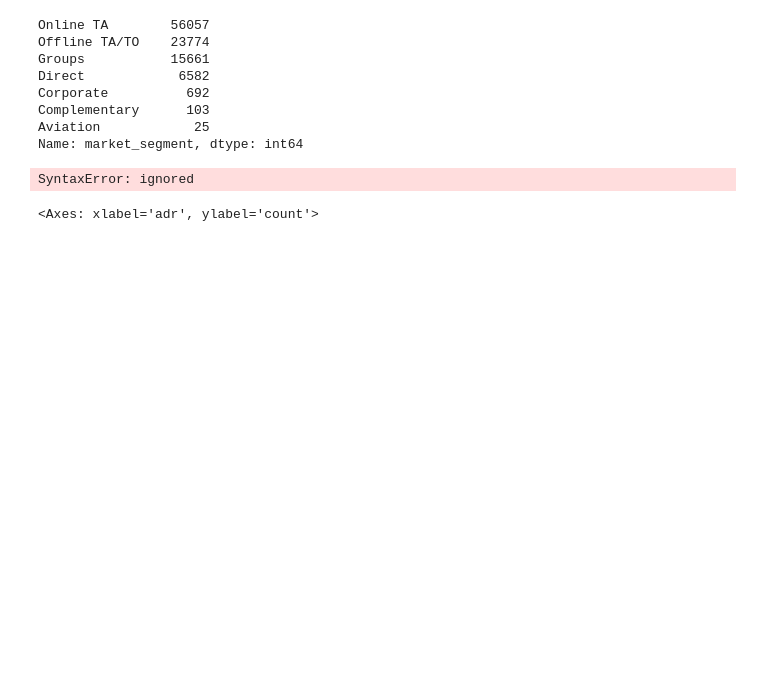
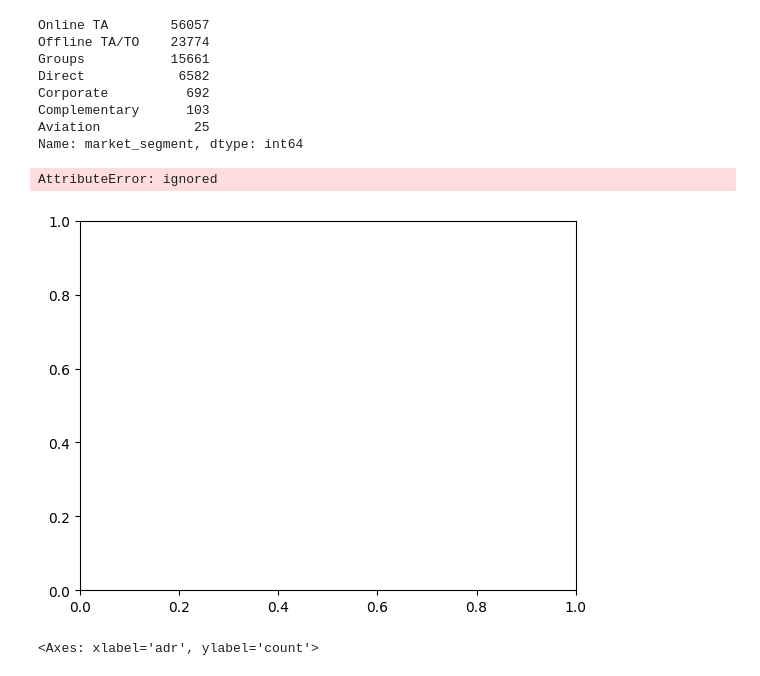
Before and after one commit to michael-karemi/numpy-n-pandas, a Jupyter notebook: visualization.ipynb, the cells around one changed output. Saved outputs shown, nothing was run; the diff lists cells and outputs as text; code cells hidden in the pictures; blank space fills up the shorter version.

```diff
--- a/visualization.ipynb
+++ b/visualization.ipynb
@@ -182,9 +182,10 @@ Complementary      103
 Aviation            25
 Name: market_segment, dtype: int64
 # %%
-categorical['customer_type'].value_counts().plot(kind = 'line', autopct = %1.1f%%)
+categorical['customer_type'].value_counts().plot(kind = 'line', autopct = '%1.1f%%')
 # %% [output]
-SyntaxError: ignored
+AttributeError: ignored
+[figure, added]
 # %%
 sns.countplot(numerical_df, x = 'adr')
 # %% [output]
```
Also changed, not shown: parts of 1 cell of this notebook.
